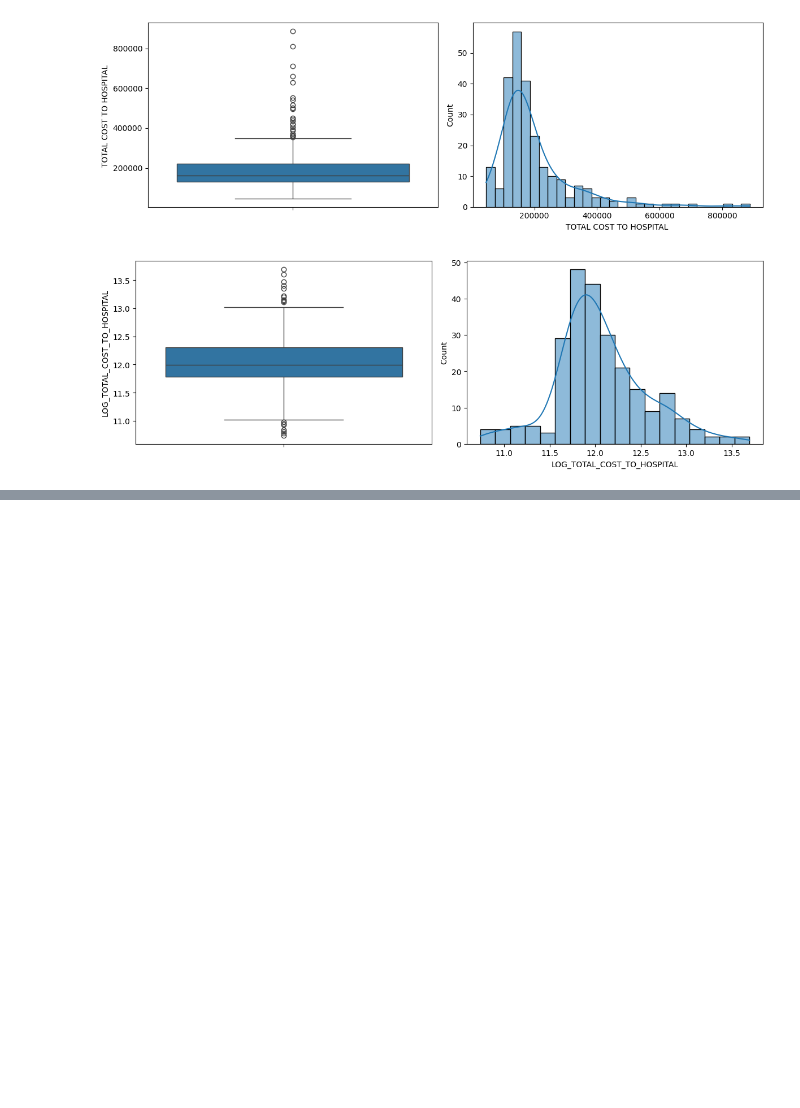
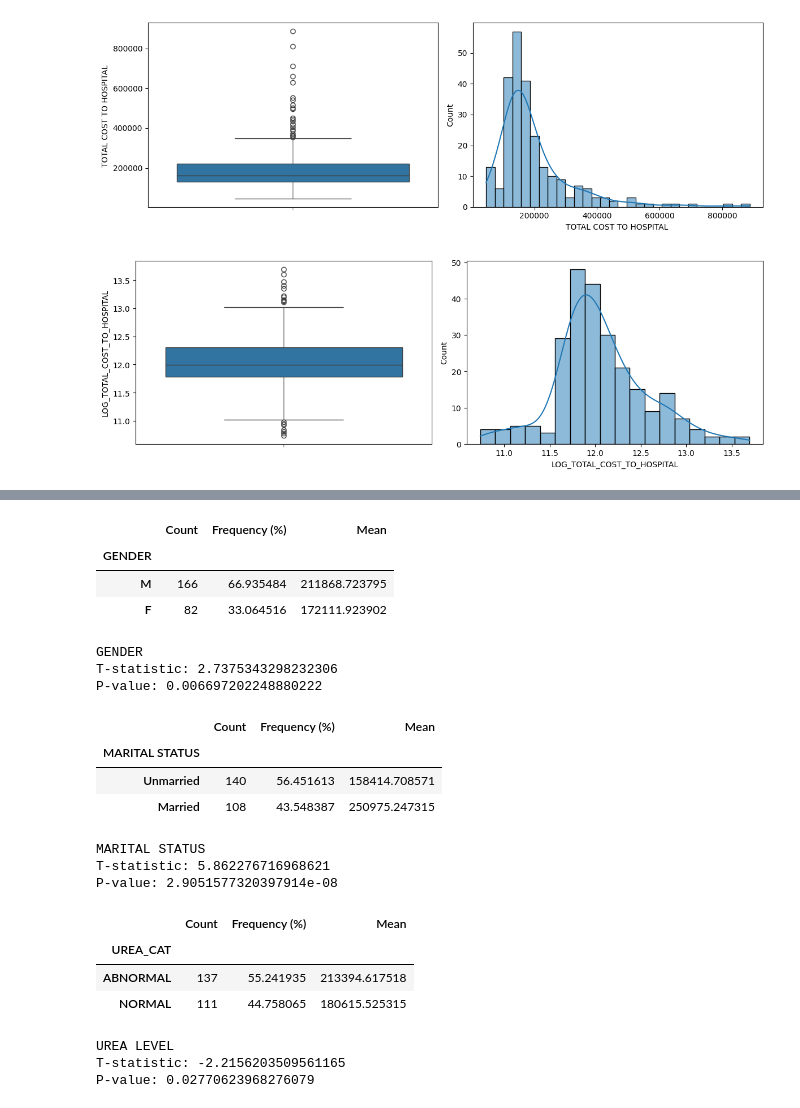
Before and after one commit to lmills724/Package-Pricing-Mission-Hospital-Project, a Jupyter notebook: pricing-predictions.ipynb, the cells around one changed output, grey strips where cells are left out. Saved outputs shown, nothing was run; the diff lists cells and outputs as text; code cells hidden in the pictures; blank space fills up the shorter version.

```diff
--- a/pricing-predictions.ipynb
+++ b/pricing-predictions.ipynb
@@ -41,8 +46,8 @@ age_groups = ['<10', '11-25', '26-50']
 data['AGE_GROUP'] = np.select(age_conditions, age_groups, default='50+')
 
 # Hemoglobin Categories
-data['HB_LEVEL'] = 'ABNORMAL'
 data['HB_LEVEL'] = np.where(
+    (data['HB'].isna()) |
     ((data['GENDER'] == 'F') & (data['HB'] >= 12.5) & (data['HB'] <= 15.5)) |
     ((data['GENDER'] == 'M') & (data['HB'] >= 13) & (data['HB'] <= 17.5)),
     'NORMAL', 'ABNORMAL')
@@ -62,6 +67,7 @@ data['BP_RANGE'] = np.select(bp_conditions, bp_groups, default='NORMAL')
 
 # Urea Categories
 data['UREA_CAT'] = np.where(
+    (data['UREA'].isna()) |
     ((data['GENDER'] == 'F') & (data['UREA'] >= 6) & (data['UREA'] < 21)) |
     ((data['GENDER'] == 'M') & (data['UREA'] >= 7) & (data['UREA'] <= 20)),
     'NORMAL', 'ABNORMAL'
@@ -85,6 +91,7 @@ data['BMI_CAT'] = np.select(bmi_conditions, bmi_groups, default='OBESE')
 
 # Creatinine Categories
 data['CREATININE_CAT'] = np.where(
+    (data['CREATININE'].isna()) |
     ((data['AGE'] <= 3) & (data['CREATININE'] >= 0.3) & (data['CREATININE'] <= 0.7)) |
     ((data['AGE'] > 3) & (data['AGE'] <= 18) & (data['CREATININE'] >= 0.5) & (data['CREATININE'] <= 1.0)) |
     ((data['AGE'] > 18) & (data['GENDER'] == 'F') & (data['CREATININE'] >= 0.6) & (data['CREATININE'] <= 1.1)) |
@@ -114,10 +121,11 @@ plt.show()
 # %% [output]
 [figure]
 # %%
-# Function to return value count and frequency
+# Function to return value count and frequency, as well as mean cost
 def value_count_freq(col):
     val_count = col.value_counts()
     freq = col.value_counts(normalize=True) * 100
-    val_concat = pd.concat([val_count, freq], axis=1)
-    val_concat.columns = ['Count', 'Frequency (%)']
+    mean_cost = data['TOTAL COST TO HOSPITAL '].groupby(col).mean()
+    val_concat = pd.concat([val_count, freq, mean_cost], axis=1)
+    val_concat.columns = ['Count', 'Frequency (%)', 'Mean']
     return val_concat
@@ -151,0 +135,67 @@ Name: TOTAL COST TO HOSPITAL , dtype: float64
+# %%
+# T Test for Gender
+display(value_count_freq(data['GENDER']))
+male_cost = data[data['GENDER'] == 'M']['TOTAL COST TO HOSPITAL ']
+female_cost = data[data['GENDER'] == 'F']['TOTAL COST TO HOSPITAL ']
+t_stat, p_value = ttest_ind(male_cost, female_cost, equal_var=False)
+print("GENDER")
+print(f"T-statistic: {t_stat}")
+print(f"P-value: {p_value}")
+
+# T Test for Marital Status
+display(value_count_freq(data['MARITAL STATUS']))
+married_cost = data[data['MARITAL STATUS'] == 'Married']['TOTAL COST TO HOSPITAL ']
+unmarried_cost = data[data['MARITAL STATUS'] == 'Unmarried']['TOTAL COST TO HOSPITAL ']
+t_stat, p_value = ttest_ind(married_cost, unmarried_cost, equal_var=False)
+print("MARITAL STATUS")
+print(f"T-statistic: {t_stat}")
+print(f"P-value: {p_value}")
+
+# T Test for Urea Category
+display(value_count_freq(data['UREA_CAT']))
+normal_cost = data[data['UREA_CAT'] == 'NORMAL']['TOTAL COST TO HOSPITAL ']
+abnormal_cost = data[data['UREA_CAT'] == 'ABNORMAL']['TOTAL COST TO HOSPITAL ']
+t_stat, p_value = ttest_ind(normal_cost, abnormal_cost, equal_var=False)
+print("UREA LEVEL")
+print(f"T-statistic: {t_stat}")
+print(f"P-value: {p_value}")
+
+# T Test for HB Level
+display(value_count_freq(data['HB_LEVEL']))
+normal_cost = data[data['HB_LEVEL'] == 'NORMAL']['TOTAL COST TO HOSPITAL ']
+abnormal_cost = data[data['HB_LEVEL'] == 'ABNORMAL']['TOTAL COST TO HOSPITAL ']
+t_stat, p_value = ttest_ind(normal_cost, abnormal_cost, equal_var=False)
+print("HB LEVEL")
+print(f"T-statistic: {t_stat}")
+print(f"P-value: {p_value}")
+
+# T Test for Creatinine Level
+display(value_count_freq(data['CREATININE_CAT']))
+normal_cost = data[data['CREATININE_CAT'] == 'NORMAL']['TOTAL COST TO HOSPITAL ']
+abnormal_cost = data[data['CREATININE_CAT'] == 'ABNORMAL']['TOTAL COST TO HOSPITAL ']
+t_stat, p_value = ttest_ind(normal_cost, abnormal_cost, equal_var=False)
+print("CREATININE CATEGORY")
+print(f"T-statistic: {t_stat}")
+print(f"P-value: {p_value}")
+# %% [output]
+|  | Count | Frequency (%) | Mean |
+| GENDER |  |  |  |
+| M | 166 | 66.935484 | 211868.723795 |
+| F | 82 | 33.064516 | 172111.923902 |
+GENDER
+T-statistic: 2.7375343298232306
+P-value: 0.006697202248880222
+|  | Count | Frequency (%) | Mean |
+| MARITAL STATUS |  |  |  |
+| Unmarried | 140 | 56.451613 | 158414.708571 |
+| Married | 108 | 43.548387 | 250975.247315 |
+MARITAL STATUS
+T-statistic: 5.862276716968621
+P-value: 2.9051577320397914e-08
+|  | Count | Frequency (%) | Mean |
+| UREA_CAT |  |  |  |
+| ABNORMAL | 137 | 55.241935 | 213394.617518 |
+| NORMAL | 111 | 44.758065 | 180615.525315 |
+UREA LEVEL
+T-statistic: -2.2156203509561165
+P-value: 0.02770623968276079
```
Also changed, not shown: parts of 5 cells of this notebook, 1 other file.
